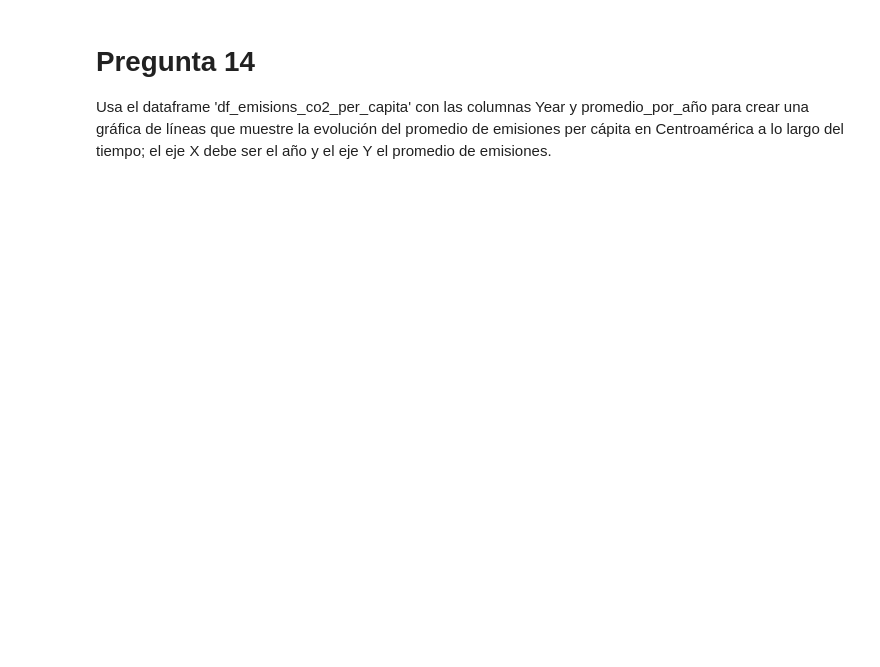
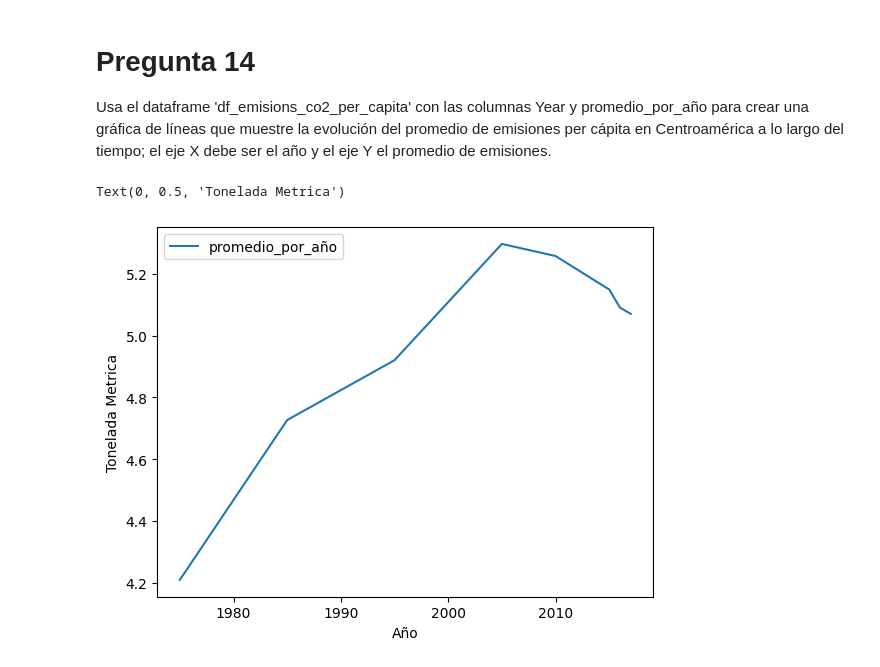
Before and after one commit to CarlosMoyaMora/2025C1-G01-FUNDAMENTOS-DE-PYTHON, a Jupyter notebook: Proyectos/Carlos Moya Mora Proyecto final/Carlos Moya Mora Análisis Proyecto Final.v2.ipynb, the cells around one changed output. Saved outputs shown, nothing was run; the diff lists cells and outputs as text; code cells hidden in the pictures; blank space fills up the shorter version.

```diff
--- a/Proyectos/Carlos Moya Mora Proyecto final/Carlos Moya Mora Análisis Proyecto Final.v2.ipynb
+++ b/Proyectos/Carlos Moya Mora Proyecto final/Carlos Moya Mora Análisis Proyecto Final.v2.ipynb
@@ -280,3 +365,15 @@ Cuál es el promedio de las emisiones per capita para el año 2005 usando el dat
 Usa el dataframe  'df_emisions_co2_per_capita' con las columnas Year y promedio_por_año para crear una gráfica de líneas que muestre la evolución del promedio de emisiones per cápita en Centroamérica a lo largo del tiempo; el eje X debe ser el año y el eje Y el promedio de emisiones.
 # %%
 # Coloque el código que responda a la pregunta aqui exactamente lo que se pregunta
+
+df_grafico = df_emisions_co2_per_capita.groupby('Year')[['Value']].mean()
+
+df_grafico.rename(columns={'Value': 'promedio_por_año'}, inplace=True)
+
+df_grafico.plot()
+
+plt.xlabel('Año')
+plt.ylabel('Tonelada Metrica')
+# %% [output]
+Text(0, 0.5, 'Tonelada Metrica')
+[figure, added]
```
Also changed, not shown: parts of 7 cells of this notebook.
